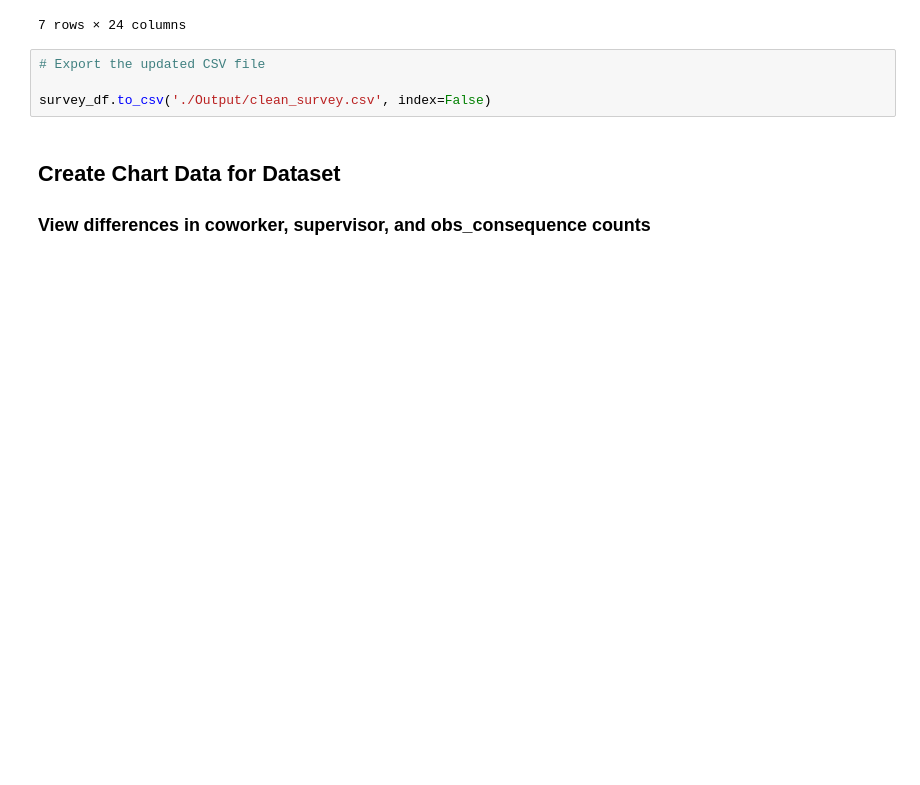
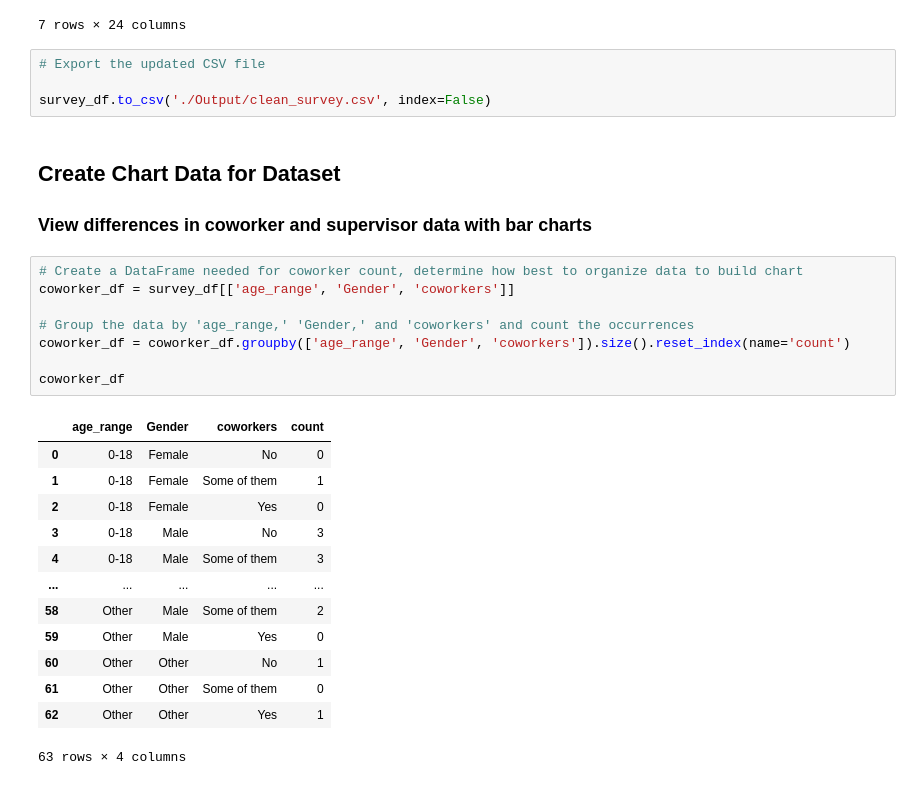
Before and after one commit to ruchichandrawal/Project_4, a Jupyter notebook: test_steve/survey_data_cleaned.ipynb, the cells around one changed output. Drawn from its saved outputs; the diff is of its cells as text; blank space fills up the shorter version.

```diff
--- a/test_steve/survey_data_cleaned.ipynb
+++ b/test_steve/survey_data_cleaned.ipynb
@@ -374,4 +374,26 @@ survey_df.sample(7)
 survey_df.to_csv('./Output/clean_survey.csv', index=False)
 # %% [markdown]
 ## Create Chart Data for Dataset
-### View differences in coworker, supervisor, and obs_consequence counts
+### View differences in coworker and supervisor data with bar charts
+# %%
+# Create a DataFrame needed for coworker count, determine how best to organize data to build chart
+coworker_df = survey_df[['age_range', 'Gender', 'coworkers']]
+
+# Group the data by 'age_range,' 'Gender,' and 'coworkers' and count the occurrences
+coworker_df = coworker_df.groupby(['age_range', 'Gender', 'coworkers']).size().reset_index(name='count')
+
+coworker_df
+# %% [output]
+|  | age_range | Gender | coworkers | count |
+| 0 | 0-18 | Female | No | 0 |
+| 1 | 0-18 | Female | Some of them | 1 |
+| 2 | 0-18 | Female | Yes | 0 |
+| 3 | 0-18 | Male | No | 3 |
+| 4 | 0-18 | Male | Some of them | 3 |
+| ... | ... | ... | ... | ... |
+| 58 | Other | Male | Some of them | 2 |
+| 59 | Other | Male | Yes | 0 |
+| 60 | Other | Other | No | 1 |
+| 61 | Other | Other | Some of them | 0 |
+| 62 | Other | Other | Yes | 1 |
+63 rows × 4 columns
```
Also changed, not shown: parts of 4 cells of this notebook, 2 other files.
